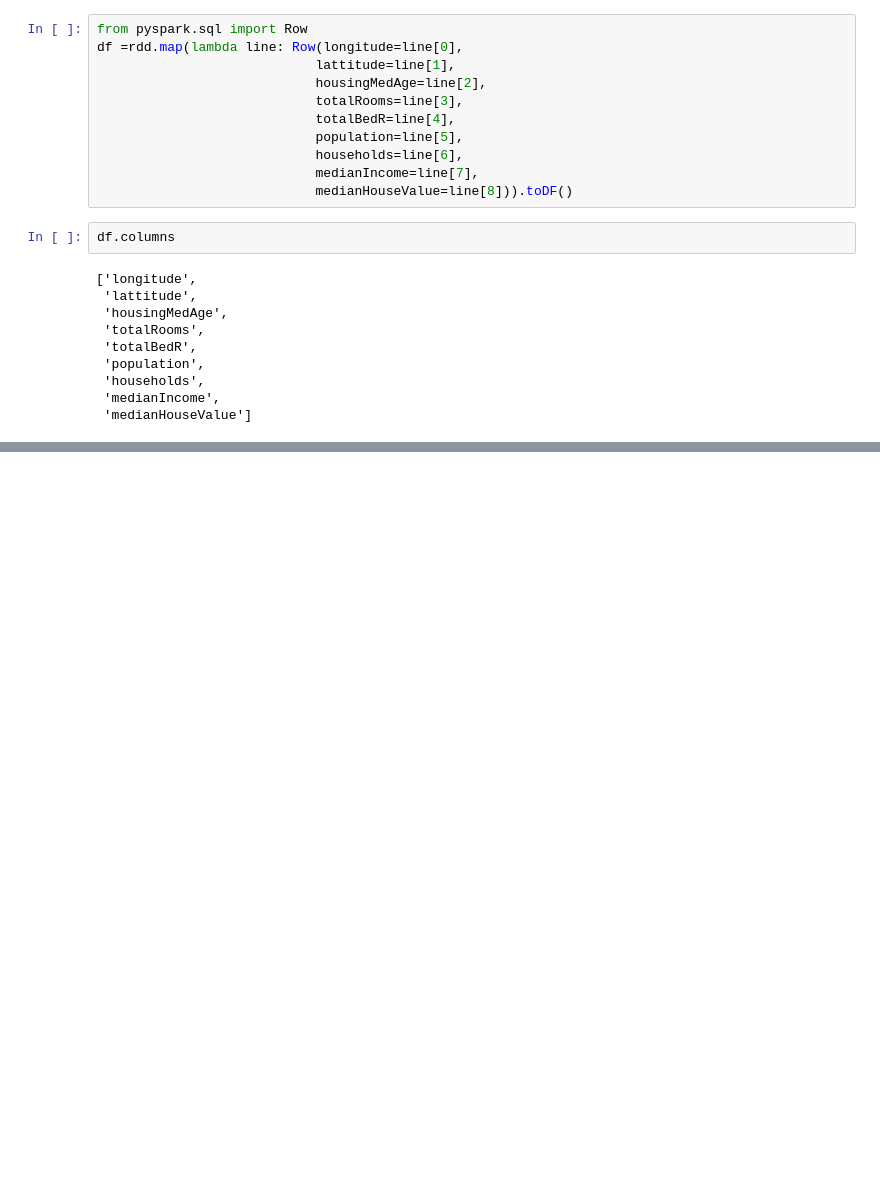
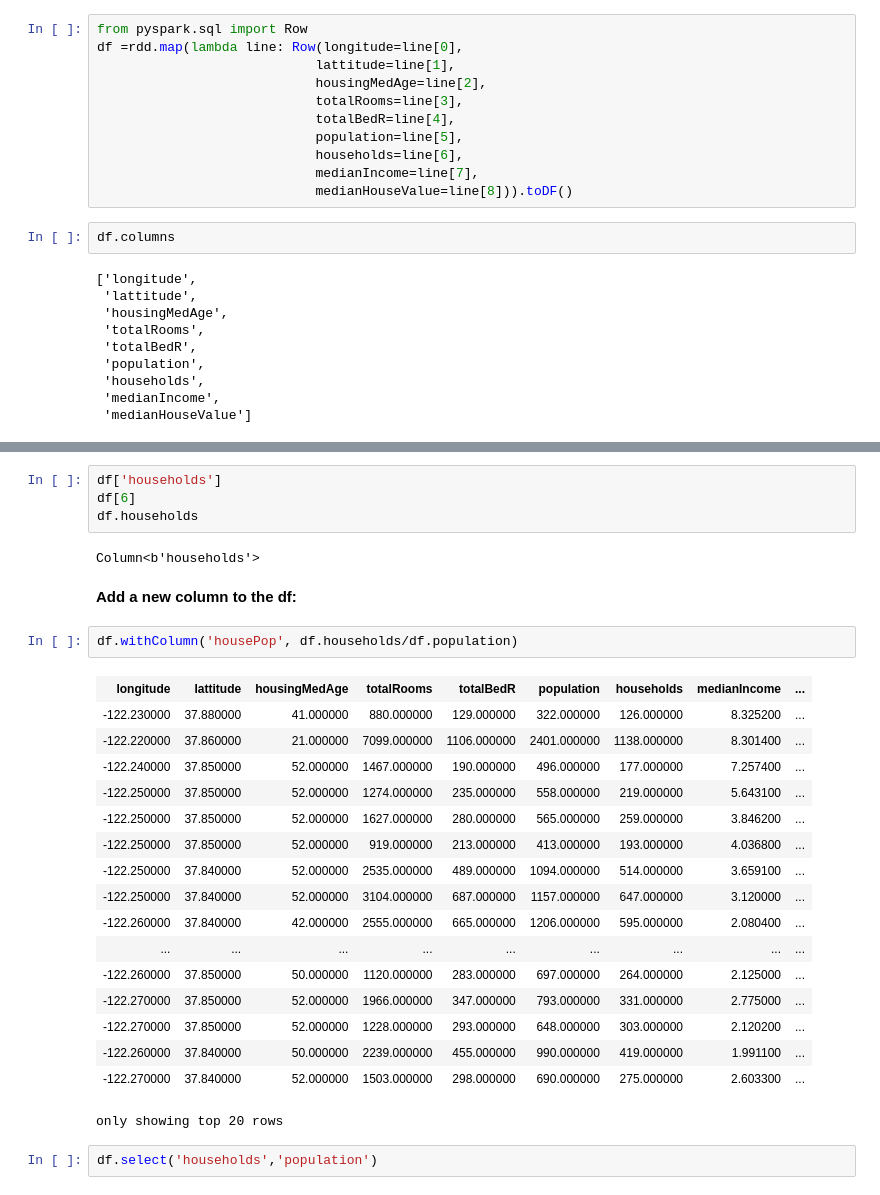
Before and after one commit to MahsaShk/ApacheSpark, a Jupyter notebook: pyspark-test.ipynb, the cells around one changed output, grey strips where cells are left out. Cells and saved outputs as stored; diff of their text form; blank space fills up the shorter version.

```diff
--- a/pyspark-test.ipynb
+++ b/pyspark-test.ipynb
@@ -178,0 +199,30 @@ only showing top 20 rows
+# %%
+df['households']
+df[6]
+df.households
+# %% [output]
+Column<b'households'>
+# %% [markdown]
+**Add a new column to the df:**
+# %%
+df.withColumn('housePop', df.households/df.population)
+# %% [output]
+| longitude | lattitude | housingMedAge | totalRooms | totalBedR | population | households | medianIncome | ... |
+| -122.230000 | 37.880000 | 41.000000 | 880.000000 | 129.000000 | 322.000000 | 126.000000 | 8.325200 | ... |
+| -122.220000 | 37.860000 | 21.000000 | 7099.000000 | 1106.000000 | 2401.000000 | 1138.000000 | 8.301400 | ... |
+| -122.240000 | 37.850000 | 52.000000 | 1467.000000 | 190.000000 | 496.000000 | 177.000000 | 7.257400 | ... |
+| -122.250000 | 37.850000 | 52.000000 | 1274.000000 | 235.000000 | 558.000000 | 219.000000 | 5.643100 | ... |
+| -122.250000 | 37.850000 | 52.000000 | 1627.000000 | 280.000000 | 565.000000 | 259.000000 | 3.846200 | ... |
+| -122.250000 | 37.850000 | 52.000000 | 919.000000 | 213.000000 | 413.000000 | 193.000000 | 4.036800 | ... |
+| -122.250000 | 37.840000 | 52.000000 | 2535.000000 | 489.000000 | 1094.000000 | 514.000000 | 3.659100 | ... |
+| -122.250000 | 37.840000 | 52.000000 | 3104.000000 | 687.000000 | 1157.000000 | 647.000000 | 3.120000 | ... |
+| -122.260000 | 37.840000 | 42.000000 | 2555.000000 | 665.000000 | 1206.000000 | 595.000000 | 2.080400 | ... |
+| ... | ... | ... | ... | ... | ... | ... | ... | ... |
+| -122.260000 | 37.850000 | 50.000000 | 1120.000000 | 283.000000 | 697.000000 | 264.000000 | 2.125000 | ... |
+| -122.270000 | 37.850000 | 52.000000 | 1966.000000 | 347.000000 | 793.000000 | 331.000000 | 2.775000 | ... |
+| -122.270000 | 37.850000 | 52.000000 | 1228.000000 | 293.000000 | 648.000000 | 303.000000 | 2.120200 | ... |
+| -122.260000 | 37.840000 | 50.000000 | 2239.000000 | 455.000000 | 990.000000 | 419.000000 | 1.991100 | ... |
+| -122.270000 | 37.840000 | 52.000000 | 1503.000000 | 298.000000 | 690.000000 | 275.000000 | 2.603300 | ... |
+only showing top 20 rows
+# %%
+df.select('households','population')
```
Also changed, not shown: parts of 7 cells of this notebook, 1 other file.
